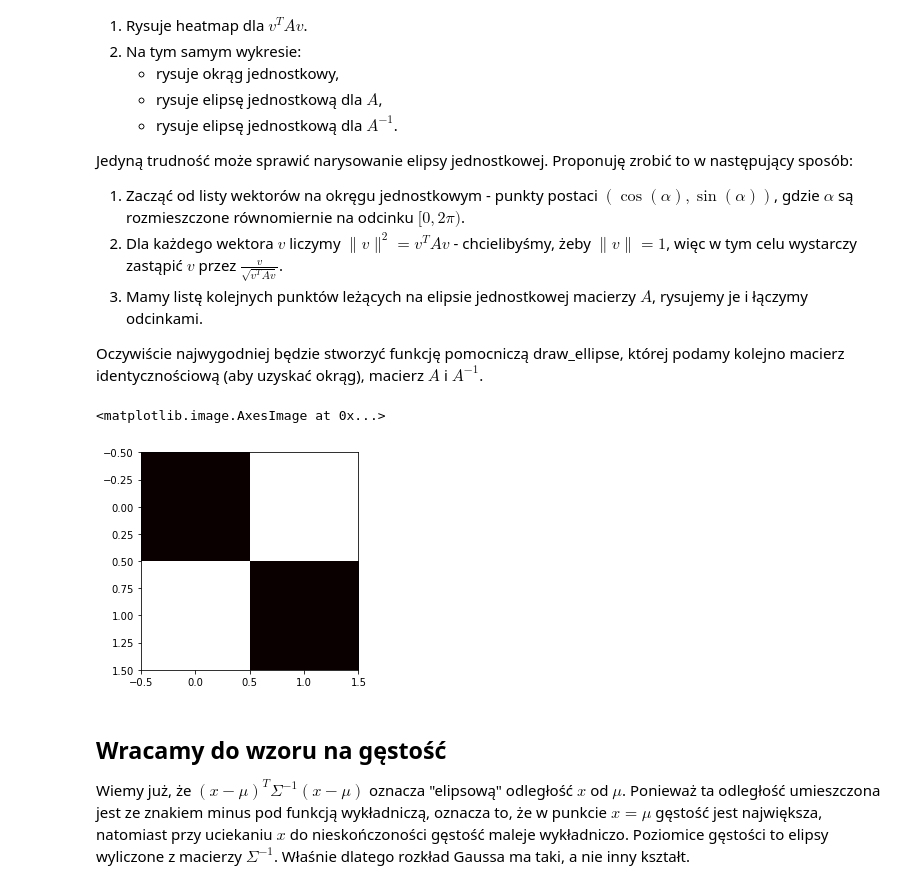
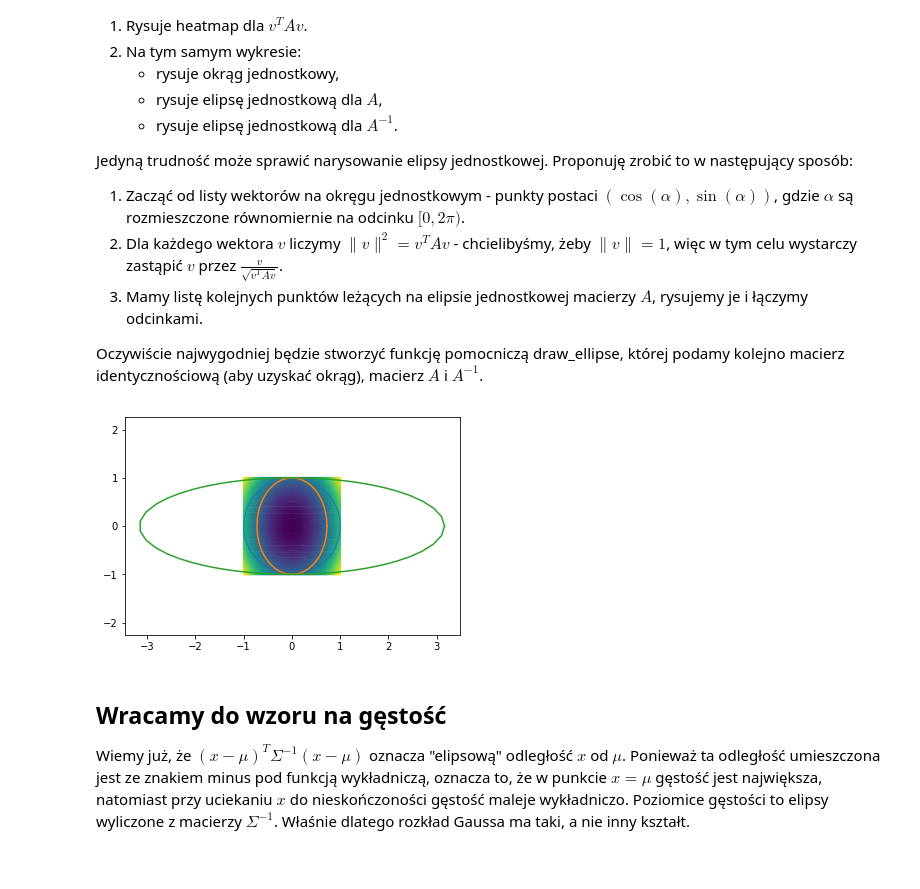
Before and after one commit to anyashka/MachineLearningUJ, a Jupyter notebook: L2b.ipynb, the cells around one changed output. Cells and saved outputs as stored; diff of their text form; code cells hidden in the pictures.

```diff
--- a/L2b.ipynb
+++ b/L2b.ipynb
@@ -81,14 +88,40 @@ Jedyną trudność może sprawić narysowanie elipsy jednostkowej. Proponuję zr
 3. Mamy listę kolejnych punktów leżących na elipsie jednostkowej macierzy $A$, rysujemy je i łączymy odcinkami.
 
 Oczywiście najwygodniej będzie stworzyć funkcję pomocniczą draw_ellipse, której podamy kolejno macierz identycznościową (aby uzyskać okrąg), macierz $A$ i $A^{-1}$.
-# %%
-# Spodziewany efekt - albo mała elipsa wewnątrz okręgu wewnątrz dużej elipsy,
-# albo duża i mała elipsa przecinają się dokładnie na okręgu
-a = [[0,1], [1,0]]
-plt.imshow(a, cmap='hot', interpolation='nearest')
-# %% [output]
-<matplotlib.image.AxesImage at 0x...>
-[figure, removed]
+# %%
+# Spodziewany efekt - albo mała elipsa wewnątrz okręgu wewnątrz dużej elipsy,
+# albo duża i mała elipsa przecinają się dokładnie na okręgu
+
+def draw_heatmap(A):
+    #define circle
+    t = np.linspace(0, np.pi * 2, 100)
+    circ = np.array([[np.cos(a), np.sin(a)] for a in t])
+
+    def dot_product(v, A):
+        return np.sum(v.T * A * v)
+
+    def draw_ellipse(A):
+        ellipse = np.array([v / np.sqrt(dot_product(v, A)) for v in circ])
+        plt.plot(*ellipse.T)
+
+    x = np.linspace(-1, 1, 100)
+    y = np.linspace(-1, 1, 100)
+    xx, yy = np.meshgrid(x, y)
+    C = [dot_product(x, A) for x in np.transpose([xx.ravel(), yy.ravel()])]
+    plt.figure()
+    plt.hexbin(xx.ravel(), yy.ravel(), C)
+    #draw circle
+    plt.plot(np.cos(t), np.sin(t), linewidth=1)
+    #draw ellipses
+    draw_ellipse(A)
+    draw_ellipse(np.linalg.inv(A))
+    plt.axis('equal')
+    plt.show()
+
+A = np.array([[1, 0], [.9 , 1]])
+draw_heatmap(A)
+# %% [output]
+[figure, added]
 # %% [markdown]
 ## Wracamy do wzoru na gęstość
 
```
Also changed, not shown: parts of 8 cells of this notebook, 9 other files.
